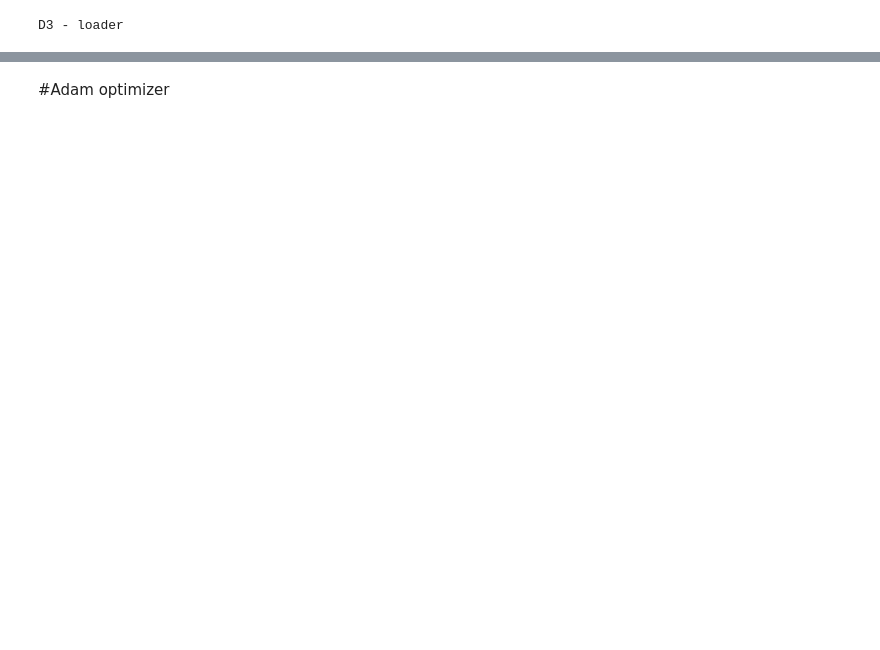
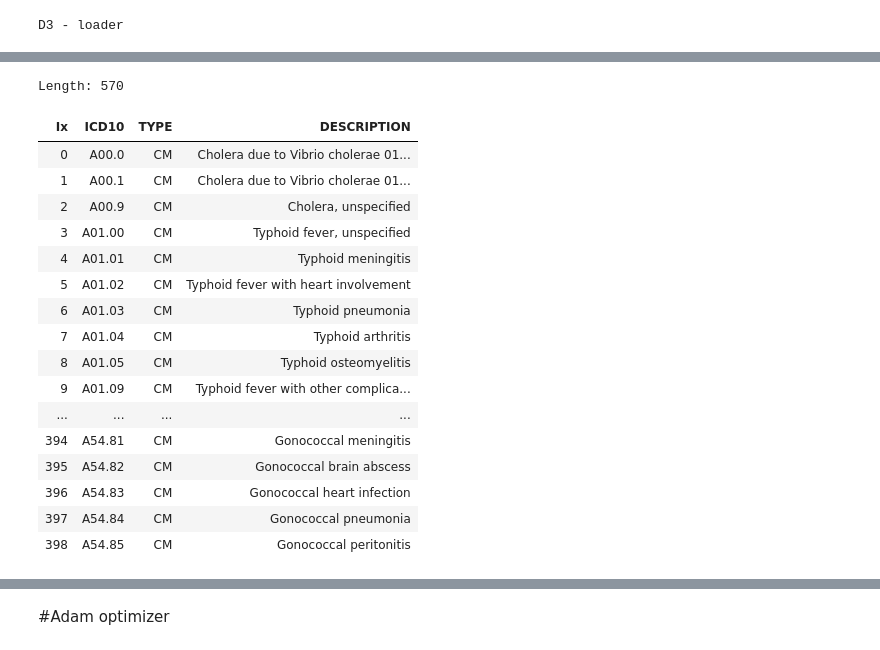
Before and after one commit to nurulc/data-frame, a Jupyter notebook: notebook/data-test.ipynb, the cells around one changed output, grey strips where cells are left out. Drawn from its saved outputs; the diff is of its cells as text; code cells hidden in the pictures; blank space fills up the shorter version.

```diff
--- a/notebook/data-test.ipynb
+++ b/notebook/data-test.ipynb
@@ -35,3 +46,4 @@ var __ = timeOf(doN(CNT, () =>ICD10.filter(r => r.ICD10.startsWith('A') ).projec
 # %%
 console.log('len', ICD10.length)
-timeOf(doN(CNT,() => ICD10.innerJoin(myData, [...ICD10.columns.map(x => '1.'+x)], 'ICD10')))
+timeOf(doN(CNT,() => ICD10.innerJoin(myData, [...ICD10.columns.map(x => '1.'+x)], 'ICD10')))//.slice(10,20)
+# %% [output]
@@ -38 +52,19 @@ timeOf(doN(CNT,() => ICD10.innerJoin(myData, [...ICD10.columns.map(x => '1.'+x)]
+Length: 570
+| Ix | ICD10 | TYPE | DESCRIPTION |
+| 0 | A00.0 | CM | Cholera due to Vibrio cholerae 01... |
+| 1 | A00.1 | CM | Cholera due to Vibrio cholerae 01... |
+| 2 | A00.9 | CM | Cholera, unspecified |
+| 3 | A01.00 | CM | Typhoid fever, unspecified |
+| 4 | A01.01 | CM | Typhoid meningitis |
+| 5 | A01.02 | CM | Typhoid fever with heart involvement |
+| 6 | A01.03 | CM | Typhoid pneumonia |
+| 7 | A01.04 | CM | Typhoid arthritis |
+| 8 | A01.05 | CM | Typhoid osteomyelitis |
+| 9 | A01.09 | CM | Typhoid fever with other complica... |
+| ... | ... | ... | ... |
+| 394 | A54.81 | CM | Gonococcal meningitis |
+| 395 | A54.82 | CM | Gonococcal brain abscess |
+| 396 | A54.83 | CM | Gonococcal heart infection |
+| 397 | A54.84 | CM | Gonococcal pneumonia |
+| 398 | A54.85 | CM | Gonococcal peritonitis |
 # %%
```
Also changed, not shown: parts of 22 cells of this notebook, 1 other file.
